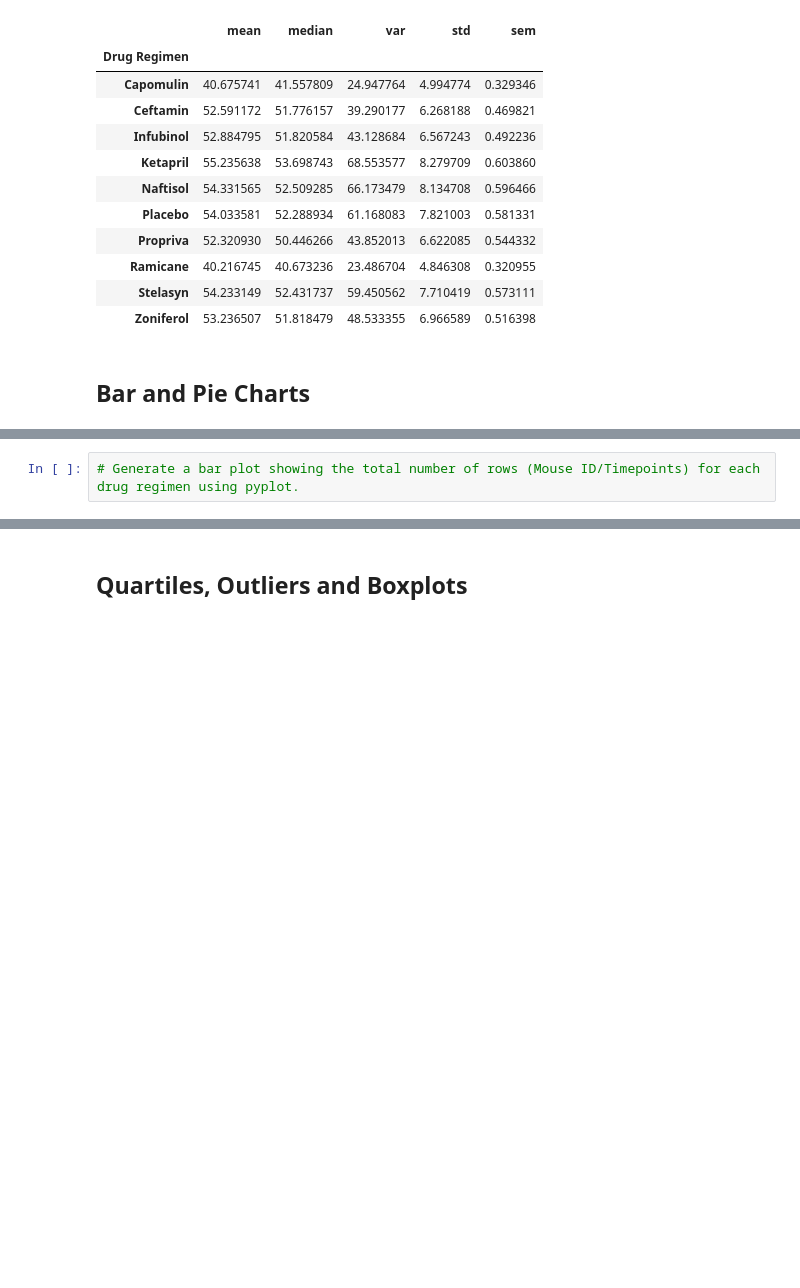
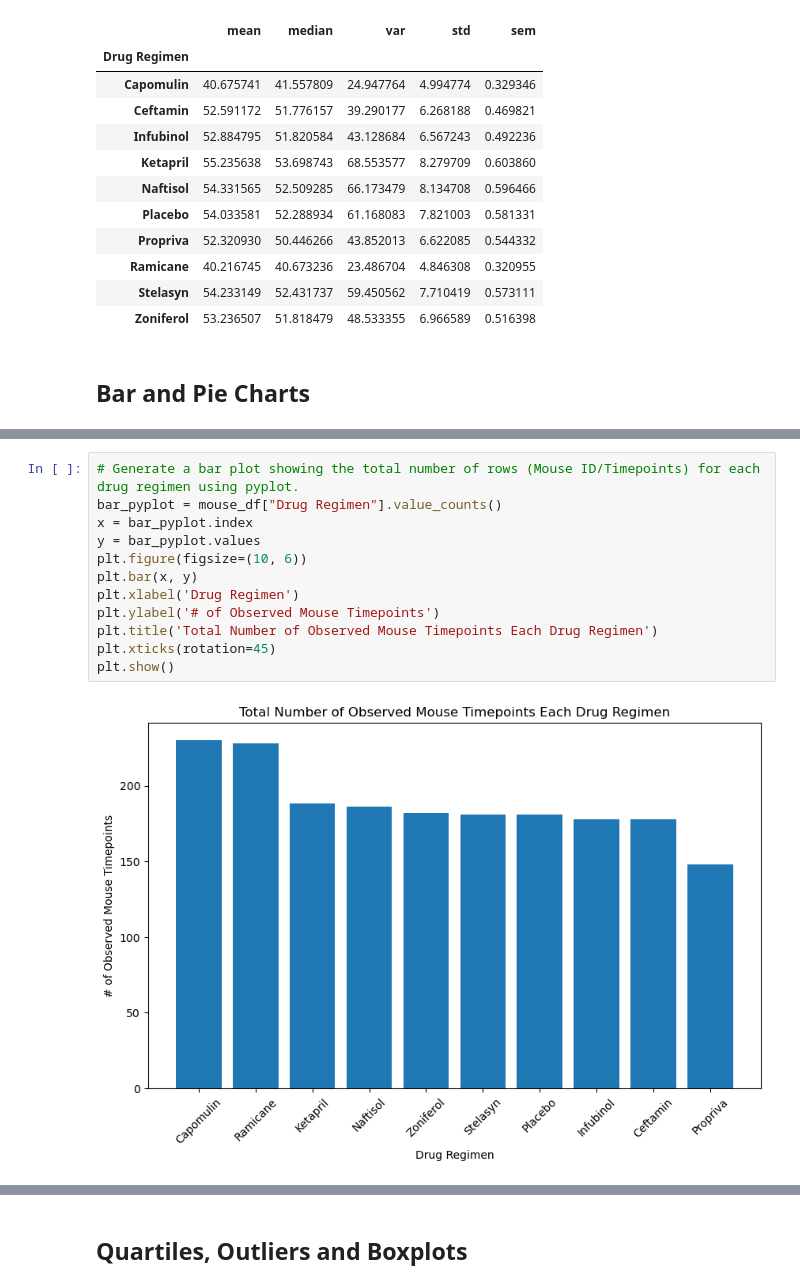
Before and after one commit to MirianRuanova/Matplobit---Challenge, a Jupyter notebook: pymaceuticals_starter.ipynb, the cells around one changed output, grey strips where cells are left out. Cells and saved outputs as stored; diff of their text form; blank space fills up the shorter version.

```diff
--- a/pymaceuticals_starter.ipynb
+++ b/pymaceuticals_starter.ipynb
@@ -152,4 +160,16 @@ mouse_summary
 # %%
 # Generate a bar plot showing the total number of rows (Mouse ID/Timepoints) for each drug regimen using pyplot.
+bar_pyplot = mouse_df["Drug Regimen"].value_counts()
+x = bar_pyplot.index
+y = bar_pyplot.values
+plt.figure(figsize=(10, 6))
+plt.bar(x, y)
+plt.xlabel('Drug Regimen')
+plt.ylabel('# of Observed Mouse Timepoints')
+plt.title('Total Number of Observed Mouse Timepoints Each Drug Regimen')
+plt.xticks(rotation=45)
+plt.show()
+# %% [output]
+[figure, added]
 # %%
 # Generate a pie plot showing the distribution of female versus male mice using Pandas
```
Also changed, not shown: parts of 3 cells of this notebook.
